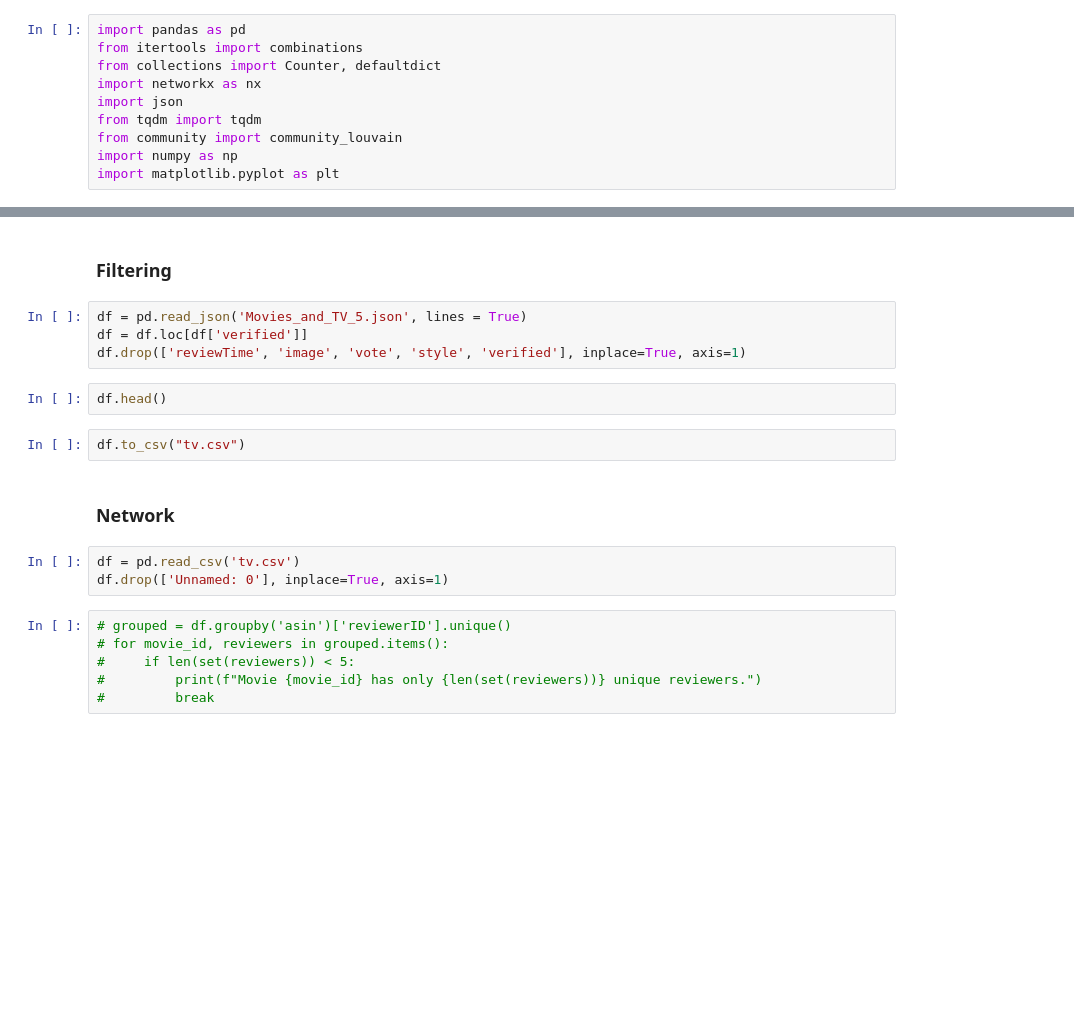
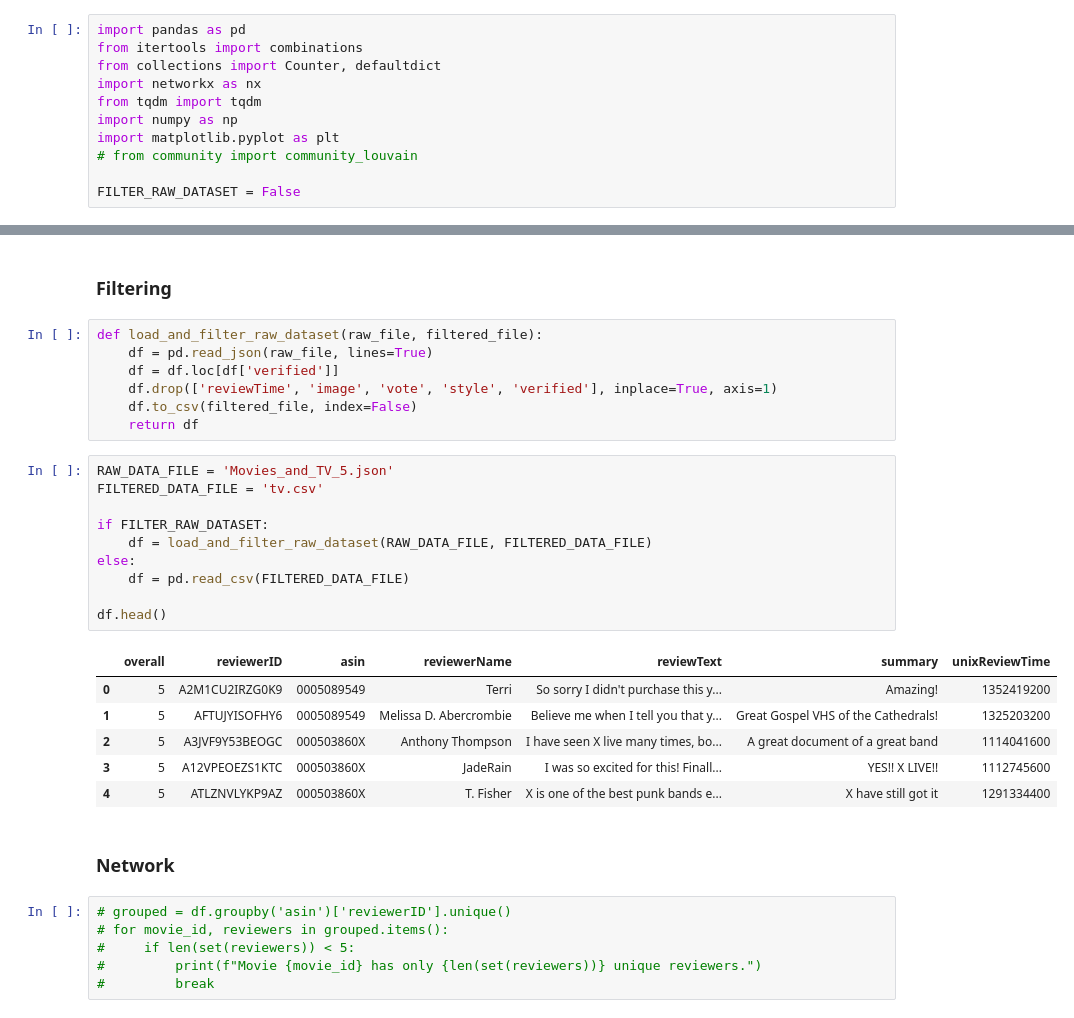
Before and after one commit to runeharlyk/CSS-02467-exam-project, a Jupyter notebook: Part 1.ipynb, the cells around one changed output, grey strips where cells are left out. Cells and saved outputs as stored; diff of their text form; blank space fills up the shorter version.

Commit message:
Makes filtering optional

```diff
--- a/Part 1.ipynb
+++ b/Part 1.ipynb
@@ -3,28 +3,42 @@ import pandas as pd
 from itertools import combinations
 from collections import Counter, defaultdict
 import networkx as nx
-import json
 from tqdm import tqdm
-from community import community_louvain
 import numpy as np
 import matplotlib.pyplot as plt
+# from community import community_louvain
+
+FILTER_RAW_DATASET = False
 # %% [markdown]
 [Get dataset here](https://nijianmo.github.io/amazon/index.html)
 # %% [markdown]
 ### Filtering
 # %%
-df = pd.read_json('Movies_and_TV_5.json', lines = True)
-df = df.loc[df['verified']]
-df.drop(['reviewTime', 'image', 'vote', 'style', 'verified'], inplace=True, axis=1)
+def load_and_filter_raw_dataset(raw_file, filtered_file):
+    df = pd.read_json(raw_file, lines=True)
+    df = df.loc[df['verified']]
+    df.drop(['reviewTime', 'image', 'vote', 'style', 'verified'], inplace=True, axis=1)
+    df.to_csv(filtered_file, index=False)
+    return df
-# %%
-df.head()
-# %%
-df.to_csv("tv.csv")
+# %%
+RAW_DATA_FILE = 'Movies_and_TV_5.json'
+FILTERED_DATA_FILE = 'tv.csv'
+
+if FILTER_RAW_DATASET:
+    df = load_and_filter_raw_dataset(RAW_DATA_FILE, FILTERED_DATA_FILE)
+else:
+    df = pd.read_csv(FILTERED_DATA_FILE)
+
+df.head()
+# %% [output]
+|  | overall | reviewerID | asin | reviewerName | reviewText | summary | unixReviewTime |
+| 0 | 5 | A2M1CU2IRZG0K9 | 0005089549 | Terri | So sorry I didn't purchase this y... | Amazing! | 1352419200 |
+| 1 | 5 | AFTUJYISOFHY6 | 0005089549 | Melissa D. Abercrombie | Believe me when I tell you that y... | Great Gospel VHS of the Cathedrals! | 1325203200 |
+| 2 | 5 | A3JVF9Y53BEOGC | 000503860X | Anthony Thompson | I have seen X live many times, bo... | A great document of a great band | 1114041600 |
+| 3 | 5 | A12VPEOEZS1KTC | 000503860X | JadeRain | I was so excited for this! Finall... | YES!! X LIVE!! | 1112745600 |
+| 4 | 5 | ATLZNVLYKP9AZ | 000503860X | T. Fisher | X is one of the best punk bands e... | X have still got it | 1291334400 |
 # %% [markdown]
 ### Network
-# %%
-df = pd.read_csv('tv.csv')
-df.drop(['Unnamed: 0'], inplace=True, axis=1)
 # %%
 # grouped = df.groupby('asin')['reviewerID'].unique()
 # for movie_id, reviewers in grouped.items():
```
Also changed, not shown: parts of 4 cells of this notebook.
